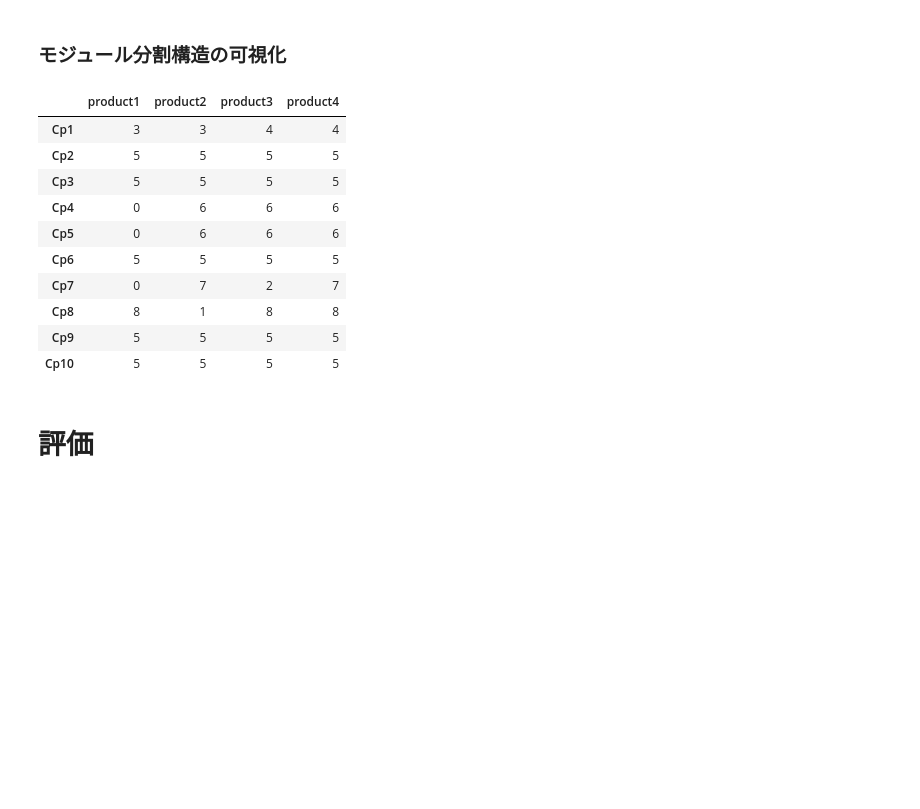
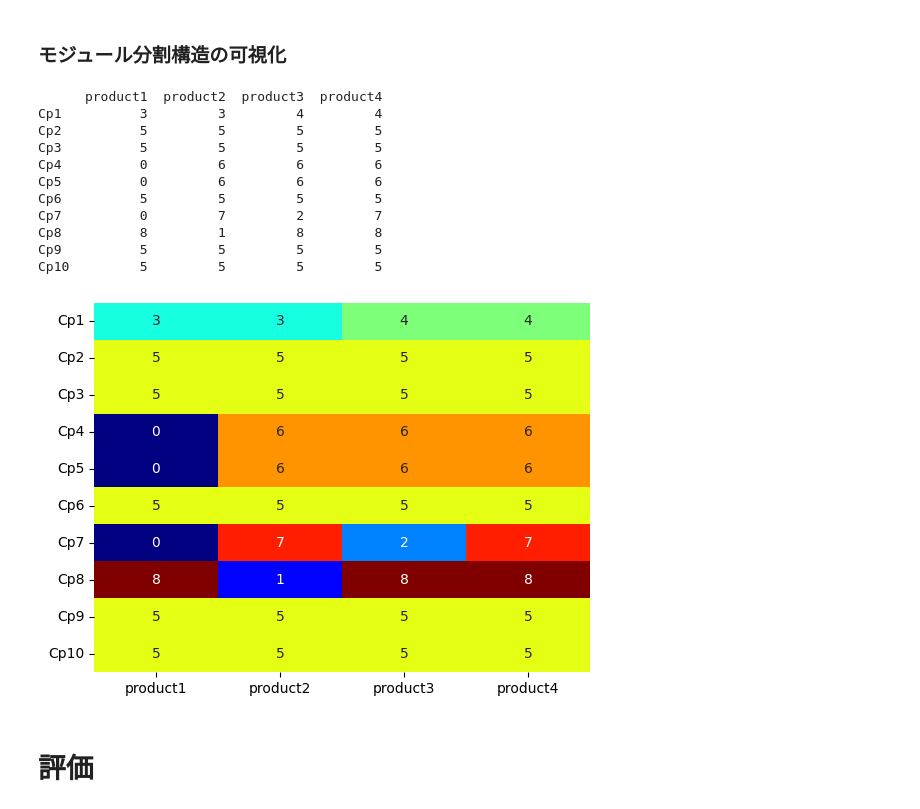
Before and after one commit to pippi12/architecture, a Jupyter notebook: modulardesign.ipynb, the cells around one changed output. Drawn from its saved outputs; the diff is of its cells as text; code cells hidden in the pictures; blank space fills up the shorter version.

```diff
--- a/modulardesign.ipynb
+++ b/modulardesign.ipynb
@@ -127,7 +152,7 @@ for ipr in range(n_pr):
 ![image.png](attachment:image.png)
 # %%
 # 設計方針ベクトルの算出
-design_policy = np.zeros((len(df_product_definition.columns)-2, len(df_product_model.columns)-1, len(df_product_definition)))
+design_policy = np.zeros((n_pr, n_dp, n_fm))
 
 # i:製品，j:設計変数，k:機能尺度
 for ipr in range(n_pr):
@@ -138,7 +163,7 @@ for ipr in range(n_pr):
 # %% [markdown]
 ### 設計方針ベクトルの可視化
 # %%
-df0 = pd.DataFrame(data=design_policy[:,3,:],index=['製品1', '製品2', '製品3', '製品4'],columns=["Fm{}".format(x + 1) for x in range(len(df_product_definition))])
+df0 = pd.DataFrame(data=design_policy[:,3,:],index=['製品1', '製品2', '製品3', '製品4'],columns=["Fm{}".format(x + 1) for x in range(n_fm)])
 # import seaborn as sns
 # sns.pairplot(df0)
 
@@ -419,35 +454,44 @@ mod
 # %%
 indexs = df_dp["component_id"].drop_duplicates().tolist()
 columns = df_product_definition.columns.values.tolist()[2:]
 
 lists = []
 for icp in range(len(indexs)):
     l = []
     for ipr in range(len(columns)):
         l.append(0)
     lists.append(l)
 
 for idx, m in enumerate(mod):
     for s in m:
         cp_num = s[:s.find(",")]
         icp = int(cp_num.replace('Cp','')) - 1
         pr_num = s[s.find(",")+1:]
         ipr = int(pr_num.replace('Pr','')) - 1
         lists[icp][ipr] = idx
 
-pd.DataFrame(data=lists, index=indexs, columns=columns)
+df_mod = pd.DataFrame(data=lists, index=indexs, columns=columns)
+print(df_mod)
+
+%matplotlib inline
+plt.figure()
+plot_mod = sns.heatmap(df_mod, annot=True, cbar=False, cmap='jet')
+plot_mod.set_xticklabels(plot_mod.get_xticklabels(),rotation = 0)
+plot_mod.set_yticklabels(plot_mod.get_yticklabels(),rotation = 0)
+plt.show(plot_mod)
 # %% [output]
-|  | product1 | product2 | product3 | product4 |
-| Cp1 | 3 | 3 | 4 | 4 |
-| Cp2 | 5 | 5 | 5 | 5 |
-| Cp3 | 5 | 5 | 5 | 5 |
-| Cp4 | 0 | 6 | 6 | 6 |
-| Cp5 | 0 | 6 | 6 | 6 |
-| Cp6 | 5 | 5 | 5 | 5 |
-| Cp7 | 0 | 7 | 2 | 7 |
-| Cp8 | 8 | 1 | 8 | 8 |
-| Cp9 | 5 | 5 | 5 | 5 |
-| Cp10 | 5 | 5 | 5 | 5 |
+      product1  product2  product3  product4
+Cp1          3         3         4         4
+Cp2          5         5         5         5
+Cp3          5         5         5         5
+Cp4          0         6         6         6
+Cp5          0         6         6         6
+Cp6          5         5         5         5
+Cp7          0         7         2         7
+Cp8          8         1         8         8
+Cp9          5         5         5         5
+Cp10         5         5         5         5
+[figure, added]
 # %% [markdown]
 # 評価
 # %% [markdown]
```
Also changed, not shown: parts of 8 cells of this notebook.
